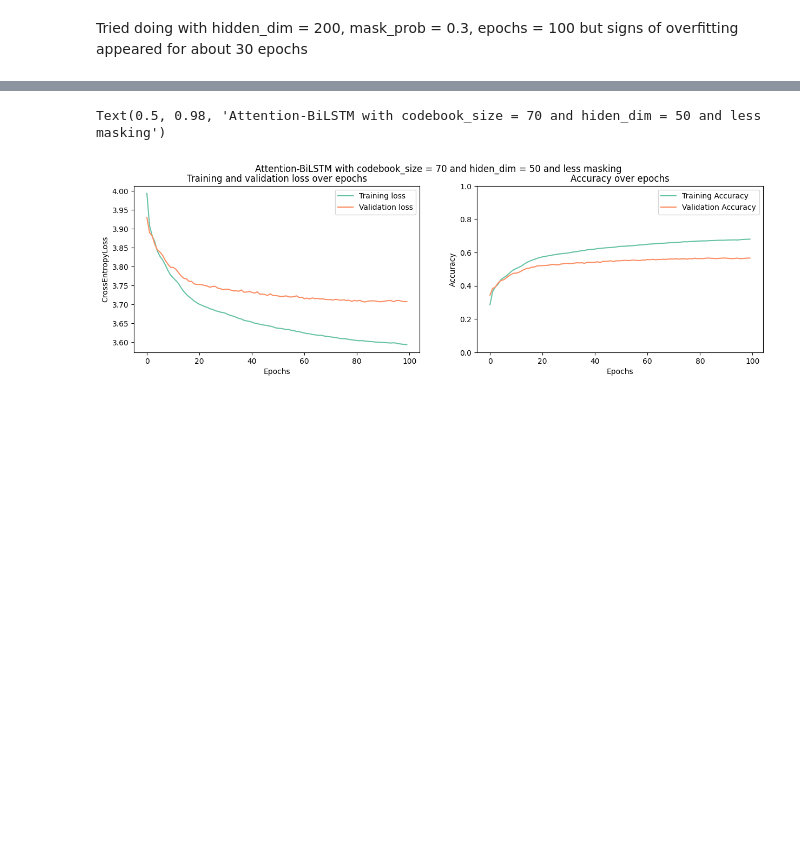
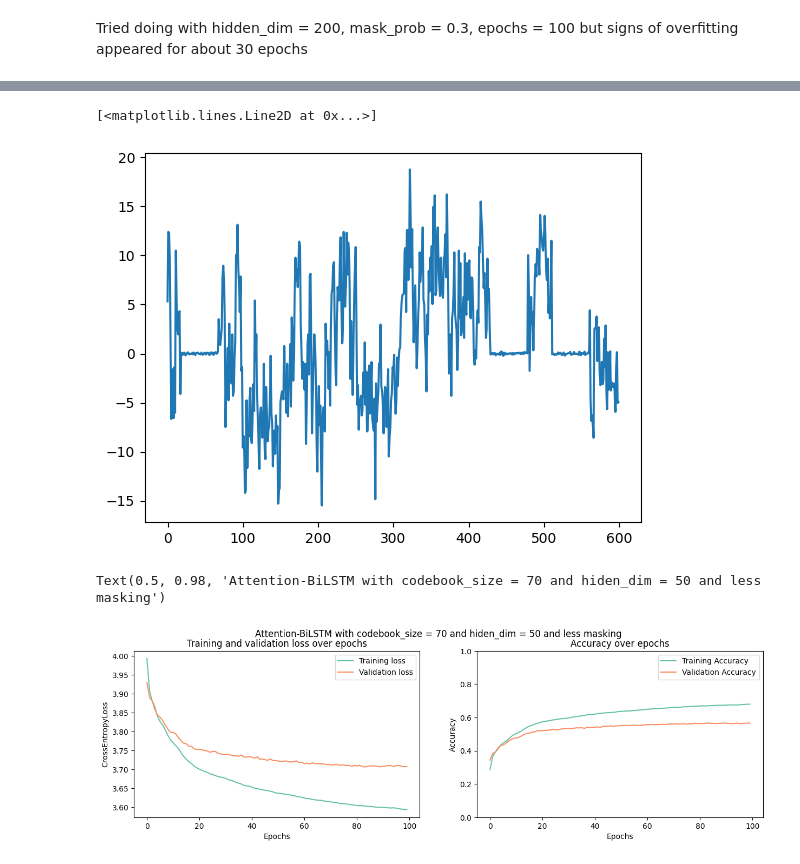
Before and after one commit to oscarninou/adl24-sleep-stage, a Jupyter notebook: random_projection_pretraing.ipynb, the cells around one changed output, grey strips where cells are left out. Drawn from its saved outputs; the diff is of its cells as text; code cells hidden in the pictures; blank space fills up the shorter version.

```diff
--- a/random_projection_pretraing.ipynb
+++ b/random_projection_pretraing.ipynb
@@ -400,3 +479,8 @@ RuntimeError: MPS backend out of memory (MPS allocated: 8.29 GB, other allocatio
+# %%
+plt.plot(test[1, 0, 0, :])
+# %% [output]
+[<matplotlib.lines.Line2D at 0x...>]
+[figure, added]
 # %%
 sns.set_palette("Set2")
 fig, ax = plt.subplots(1,2, figsize = (15, 4))
```
Also changed, not shown: parts of 28 cells of this notebook, 5 other files.
